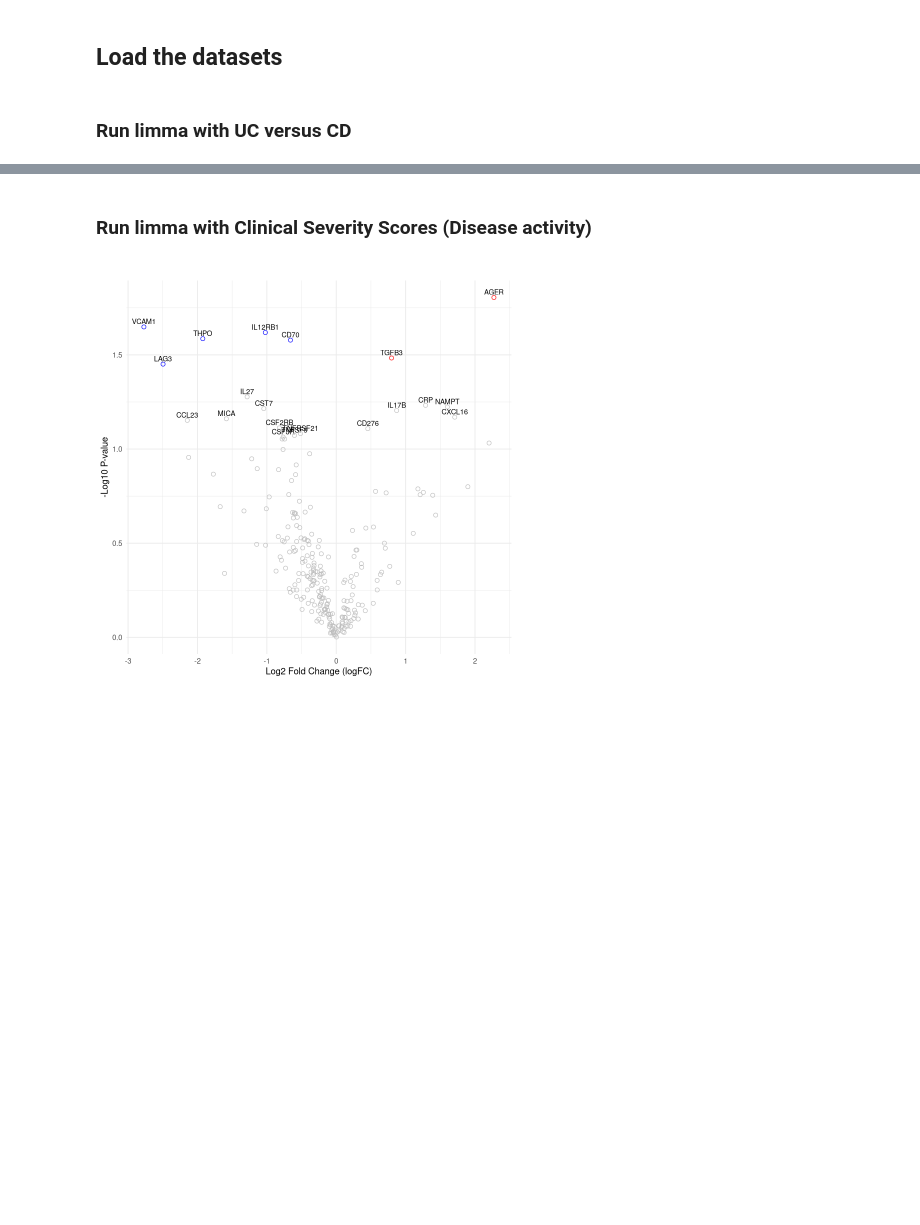
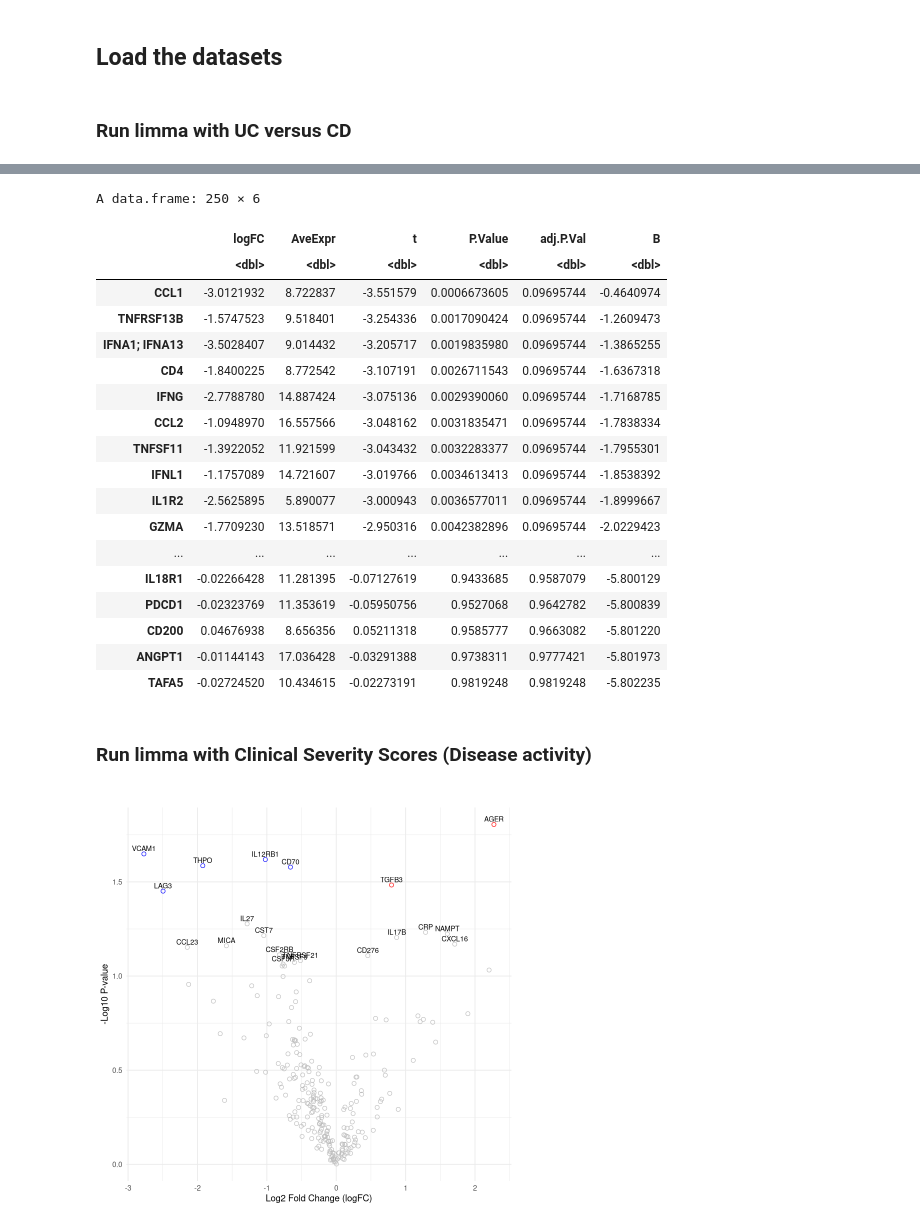
Before and after one commit to VCU-Bioinformatics-Core/20241011.kevin_byrd.ibd_nulisa, a Jupyter notebook: workflow/specimen_focused/cd_versus_uc/limma_analysis.R.ipynb, the cells around one changed output, grey strips where cells are left out. Saved outputs shown, nothing was run; the diff lists cells and outputs as text; code cells hidden in the pictures; blank space fills up the shorter version.

```diff
--- a/workflow/specimen_focused/cd_versus_uc/limma_analysis.R.ipynb
+++ b/workflow/specimen_focused/cd_versus_uc/limma_analysis.R.ipynb
@@ -161,3 +175,25 @@ saveWorkbook(wb, file = excel_fn, overwrite = TRUE)
+# %%
+res
+# %% [output]
+A data.frame: 250 × 6
+|  | logFC | AveExpr | t | P.Value | adj.P.Val | B |
+|  | <dbl> | <dbl> | <dbl> | <dbl> | <dbl> | <dbl> |
+| CCL1 | -3.0121932 | 8.722837 | -3.551579 | 0.0006673605 | 0.09695744 | -0.4640974 |
+| TNFRSF13B | -1.5747523 | 9.518401 | -3.254336 | 0.0017090424 | 0.09695744 | -1.2609473 |
+| IFNA1; IFNA13 | -3.5028407 | 9.014432 | -3.205717 | 0.0019835980 | 0.09695744 | -1.3865255 |
+| CD4 | -1.8400225 | 8.772542 | -3.107191 | 0.0026711543 | 0.09695744 | -1.6367318 |
+| IFNG | -2.7788780 | 14.887424 | -3.075136 | 0.0029390060 | 0.09695744 | -1.7168785 |
+| CCL2 | -1.0948970 | 16.557566 | -3.048162 | 0.0031835471 | 0.09695744 | -1.7838334 |
+| TNFSF11 | -1.3922052 | 11.921599 | -3.043432 | 0.0032283377 | 0.09695744 | -1.7955301 |
+| IFNL1 | -1.1757089 | 14.721607 | -3.019766 | 0.0034613413 | 0.09695744 | -1.8538392 |
+| IL1R2 | -2.5625895 | 5.890077 | -3.000943 | 0.0036577011 | 0.09695744 | -1.8999667 |
+| GZMA | -1.7709230 | 13.518571 | -2.950316 | 0.0042382896 | 0.09695744 | -2.0229423 |
+| ... | ... | ... | ... | ... | ... | ... |
+| IL18R1 | -0.02266428 | 11.281395 | -0.07127619 | 0.9433685 | 0.9587079 | -5.800129 |
+| PDCD1 | -0.02323769 | 11.353619 | -0.05950756 | 0.9527068 | 0.9642782 | -5.800839 |
+| CD200 | 0.04676938 | 8.656356 | 0.05211318 | 0.9585777 | 0.9663082 | -5.801220 |
+| ANGPT1 | -0.01144143 | 17.036428 | -0.03291388 | 0.9738311 | 0.9777421 | -5.801973 |
+| TAFA5 | -0.02724520 | 10.434615 | -0.02273191 | 0.9819248 | 0.9819248 | -5.802235 |
 # %% [markdown]
 ### Run limma with Clinical Severity Scores (Disease activity)
 # %%
```
Also changed, not shown: parts of 5 cells of this notebook, 13 other files.
